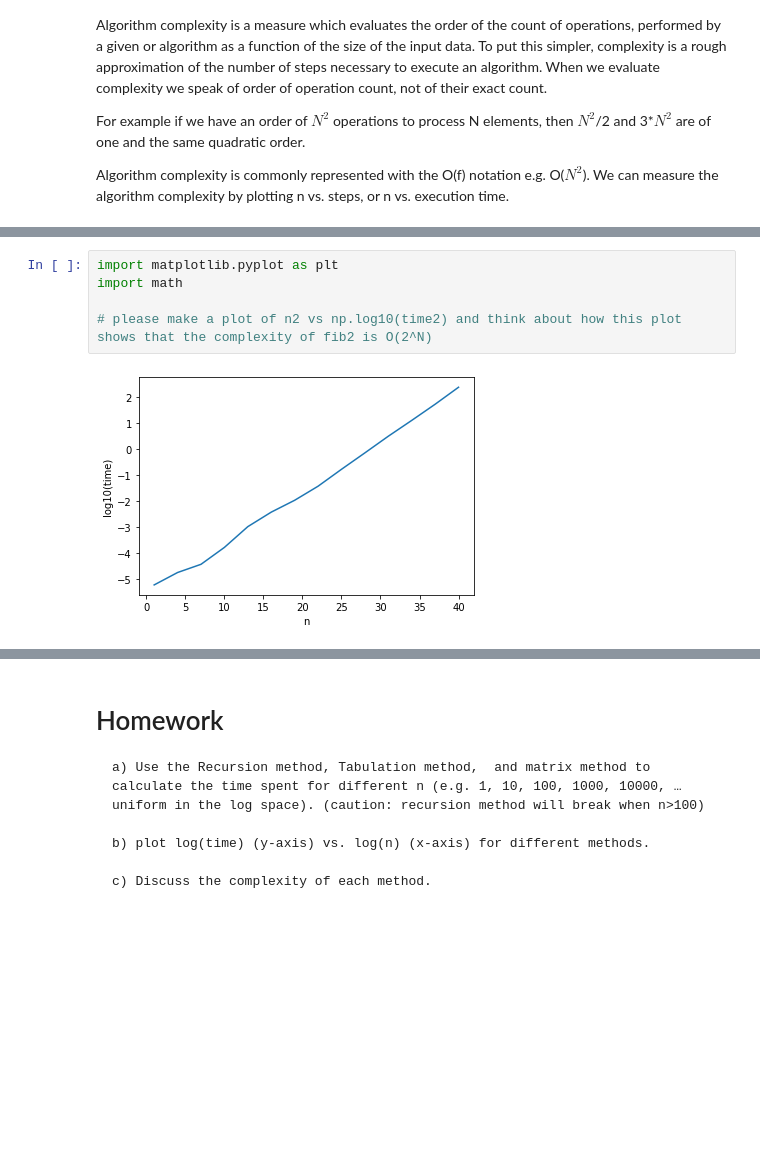
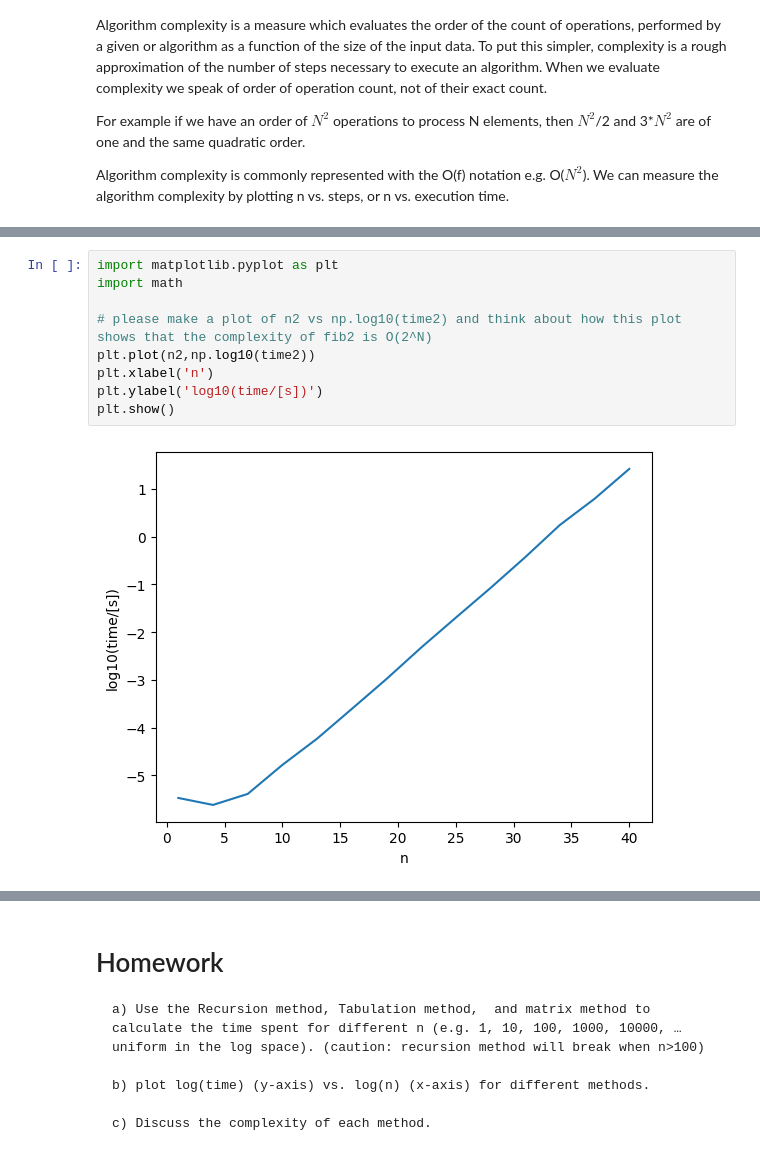
Before and after one commit to tedjohnson12/computational-physics-class-404-604-Spring-2024, a Jupyter notebook: Lect2_2.ipynb, the cells around one changed output, grey strips where cells are left out. Cells and saved outputs as stored; diff of their text form; blank space fills up the shorter version.

```diff
--- a/Lect2_2.ipynb
+++ b/Lect2_2.ipynb
@@ -226,10 +226,14 @@ for i in range(n2.size):
 # %%
 import matplotlib.pyplot as plt
 import math
 
 # please make a plot of n2 vs np.log10(time2) and think about how this plot shows that the complexity of fib2 is O(2^N)
+plt.plot(n2,np.log10(time2))
+plt.xlabel('n')
+plt.ylabel('log10(time/[s])')
+plt.show()
 # %% [output]
-[figure, old version]
+[figure, new version]
 # %%
 # try this: following the above example to calculate the time when n=n2[0], n2[1]...., and make a plot for log10(time) vs n
 # for fib4
```
Also changed, not shown: parts of 7 cells of this notebook, 1 other file.
